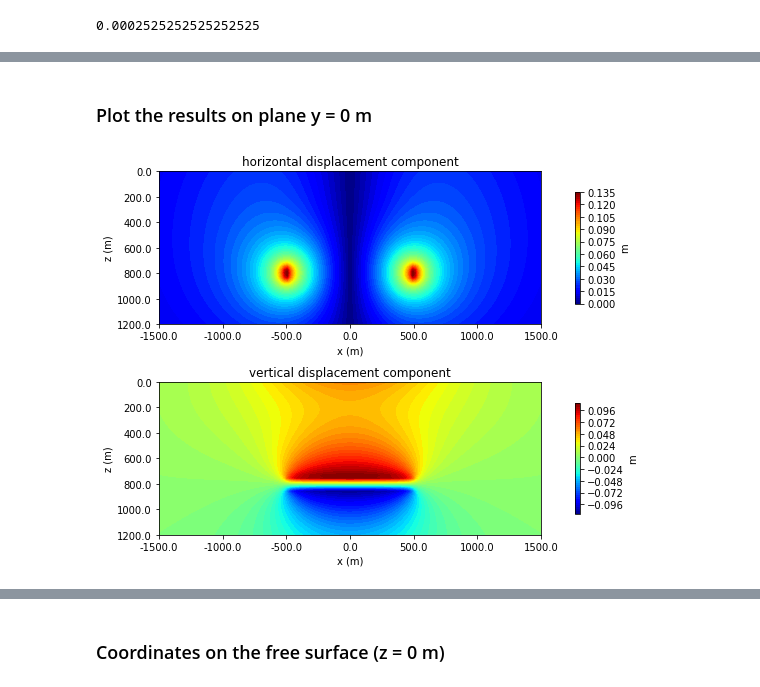
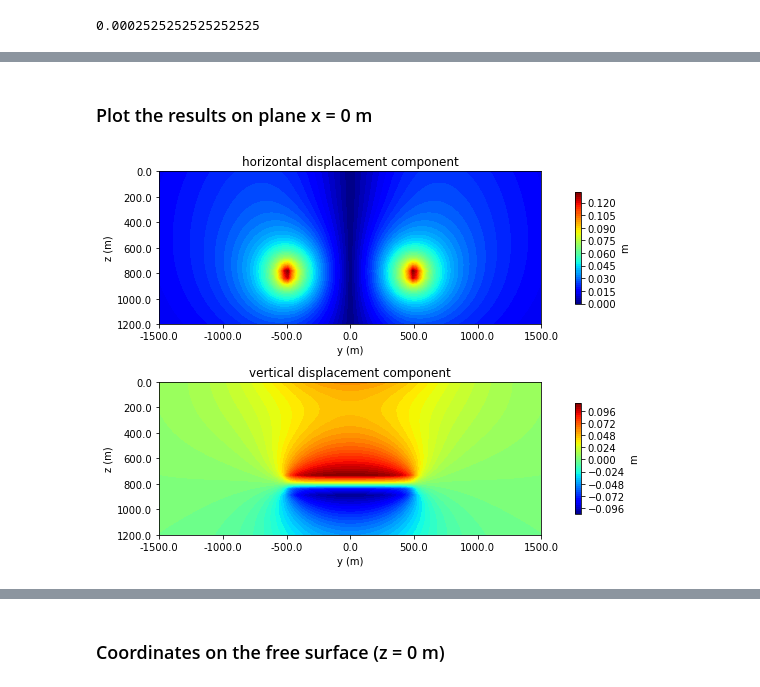
Before and after one commit to pinga-lab/DisReserv, a Jupyter notebook: code/cylindrical_reservoir.ipynb, the cells around one changed output, grey strips where cells are left out. Drawn from its saved outputs; the diff is of its cells as text; code cells hidden in the pictures.

```diff
--- a/code/cylindrical_reservoir.ipynb
+++ b/code/cylindrical_reservoir.ipynb
@@ -36,12 +36,12 @@ cp.Cm(poisson, young)
 # %%
-# Define computation points on vertical plane at y = 0m
-shape = (150, 60)
-x = np.linspace(-1500, 1500, shape[0])
+# Define computation points on vertical plane at x = 0m
+shape = (120, 24)
+y = np.linspace(-1500, 1500, shape[0])
 z = np.linspace(0, 1200, shape[1])
-x, z = np.meshgrid(x, z)
-x = x.ravel()
+y, z = np.meshgrid(y, z)
+y = y.ravel()
 z = z.ravel()
-y = np.zeros_like(x)
+x = np.zeros_like(y)
 coordinates = np.vstack([y, x, z])
 # %%
 coordinates.shape
@@ -115,40 +116,40 @@ stress_horizontal = np.sqrt(stress_x**2 + stress_y**2)
 # %% [markdown]
-### Plot the results on plane y = 0 m
+### Plot the results on plane x = 0 m
 # %%
-x = np.linspace(-1500, 1500, shape[0])
+y = np.linspace(-1500, 1500, shape[0])
 z = np.linspace(0, 1200, shape[1])
 # %%
 # Plot the results on a map
 fig, ax = plt.subplots(nrows=2, ncols=1, sharex=False, sharey=False, figsize=(12,6))
 
 ax[0].set_aspect("equal")
-img = ax[0].contourf(x, z, displacement_horizontal.reshape(shape[::-1]),
+img = ax[0].contourf(y, z, displacement_horizontal.reshape(shape[::-1]),
                   60, cmap="jet")
 plt.colorbar(img, ax=ax[0], pad=0.04, shrink=0.73, label="m")
 ax[0].set_title("horizontal displacement component")
 
 ax[0].set_xticklabels(ax[0].get_xticks())
 ax[0].set_yticklabels(ax[0].get_yticks())
 ax[0].invert_yaxis()
-ax[0].set_xlabel("x (m)")
+ax[0].set_xlabel("y (m)")
 ax[0].set_ylabel("z (m)")
 
 ax[1].set_aspect("equal")
-img = ax[1].contourf(x, z, displacement_z.reshape(shape[::-1]),
+img = ax[1].contourf(y, z, displacement_z.reshape(shape[::-1]),
                   60, cmap="jet")
 plt.colorbar(img, ax=ax[1], pad=0.04, shrink=0.73, label="m")
 ax[1].set_title("vertical displacement component")
 
 ax[1].set_xticklabels(ax[1].get_xticks())
 ax[1].set_yticklabels(ax[1].get_yticks())
 ax[1].invert_yaxis()
-ax[1].set_xlabel("x (m)")
+ax[1].set_xlabel("y (m)")
 ax[1].set_ylabel("z (m)")
 
 plt.tight_layout()
 plt.show()
 # %% [output]
-[figure, old version]
+[figure, new version]
 # %%
 # Plot the results on a map
 fig, ax = plt.subplots(nrows=2, ncols=1, sharex=False, sharey=False, figsize=(12,6))
```
Also changed, not shown: parts of 15 cells of this notebook.
